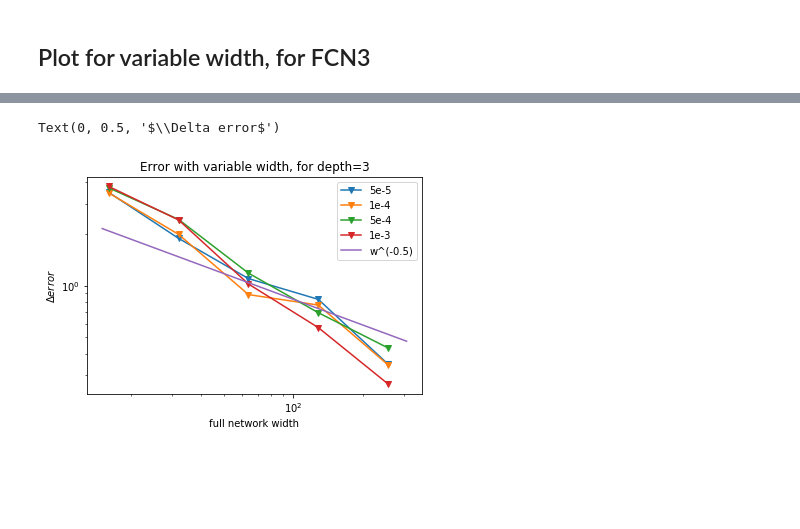
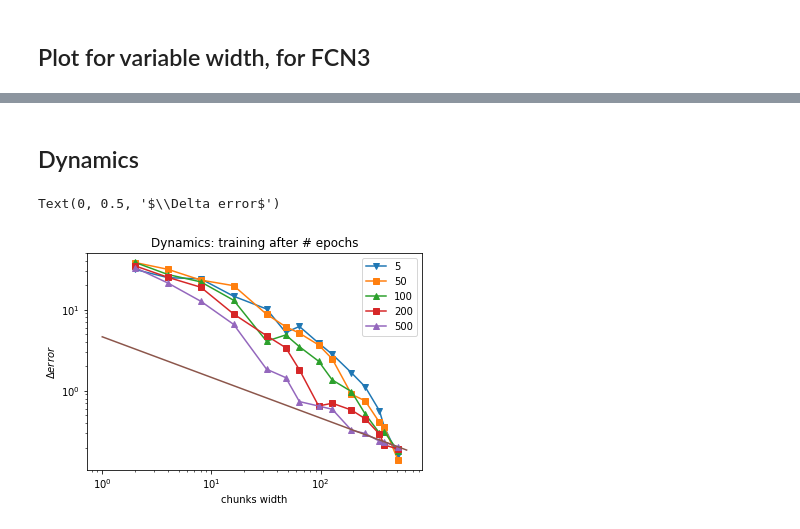
Before and after one commit to fcaretti/mitosis_MNIST, a Jupyter notebook: Notebook for plots.ipynb, the cells around one changed output, grey strips where cells are left out. Saved outputs shown, nothing was run; the diff lists cells and outputs as text; code cells hidden in the pictures; blank space fills up the shorter version.

```diff
--- a/Notebook for plots.ipynb
+++ b/Notebook for plots.ipynb
@@ -153,24 +408,43 @@ for element in weight_decays:
+# %% [markdown]
+## Dynamics
+# %%
+optimizer_choice='SGD'
+W=512
+depth=5
+weight_decay=1e-3
+learning_rate=1e-3
+input_dim=784
+epochs=[5,50,100,200,500]
+# %%
+x_array=np.load(f'./arrays/sizes_{depth}_layer_{W}_inputdim_{input_dim}_lr_{learning_rate}_wd_{weight_decay}_{optimizer_choice}.npy')
+y_arrays=[]
+for epoch in epochs:
+    #y_arrays.append(np.load(f'./arrays/error_{depth}_layer_{W}_inputdim_{input_dims[i]}_wd_{wd}.npy'))
+    if epoch!=500:
+        y_arrays.append(np.load(f'./arrays/error_{depth}_layer_{W}_inputdim_{input_dim}_lr_{learning_rate}_wd_{weight_decay}_{optimizer_choice}_{epoch}.npy'))
+    else:
+        y_arrays.append(np.load(f'./arrays/error_{depth}_layer_{W}_inputdim_{input_dim}_lr_{learning_rate}_wd_{weight_decay}_{optimizer_choice}.npy'))
 # %%
 fig = plt.figure()
 ax = plt.gca()
-ax.plot(widths,y_arrays[0],marker="v",label="5e-5")
-ax.plot(widths,y_arrays[1],marker="v",label="1e-4")
-ax.plot(widths,y_arrays[2],marker="v",label="5e-4")
-ax.plot(widths,y_arrays[3],marker="v",label="1e-3")
-#ax.plot(widths,y_arrays[4],marker="v",label="5e-3")
-#ax.plot(widths,y_arrays[5],marker="v",label="1e-2")
+#ax.plot(x_array,y_arrays[0],marker="o",label="2")
+ax.plot(x_array,y_arrays[0],marker="v",label="5")
+ax.plot(x_array,y_arrays[1],marker="s",label="50")
+ax.plot(x_array,y_arrays[2],marker="^",label="100")
+ax.plot(x_array,y_arrays[3],marker="s",label="200")
+ax.plot(x_array,y_arrays[4],marker="^",label="500")
+x = np.linspace(1,1.2*x_array[-1],1000)
+a1=y_arrays[4][-1]/(x_array[-1]**(-0.5))
+y1=a1*x**(-0.5)
 
-x = np.linspace(widths[0]-1,1.2*W,1000)
-a=y_arrays[2][-1]/(widths[-1]**(-0.5))
-y=1.2*a*x**(-0.5)
-ax.plot(x,y,label='w^(-0.5)')
+ax.plot(x,y1)
 
-ax.set_title(f'Error with variable width, for depth={depth}')
+ax.set_title('Dynamics: training after # epochs')
 ax.set_yscale('log')
 ax.set_xscale('log')
 ax.legend()
-plt.xlabel('full network width')
+plt.xlabel('chunks width')
 plt.ylabel('$\Delta error$')
 # %% [output]
 Text(0, 0.5, '$\\Delta error$')
-[figure, old version]
+[figure, new version]
```
Also changed, not shown: parts of 23 cells of this notebook, 4 other files.
